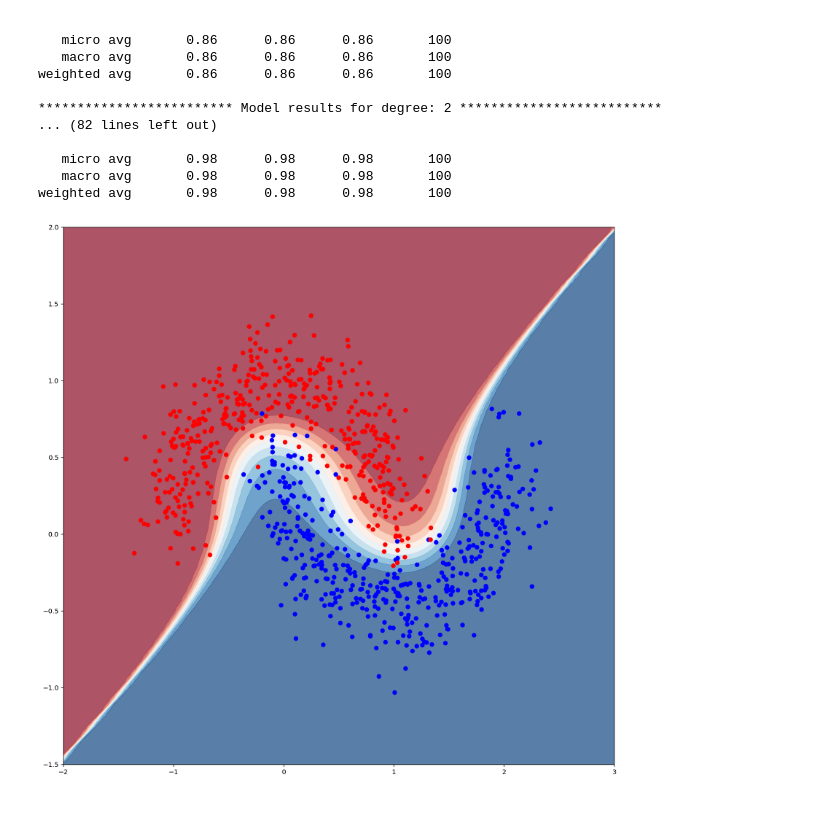
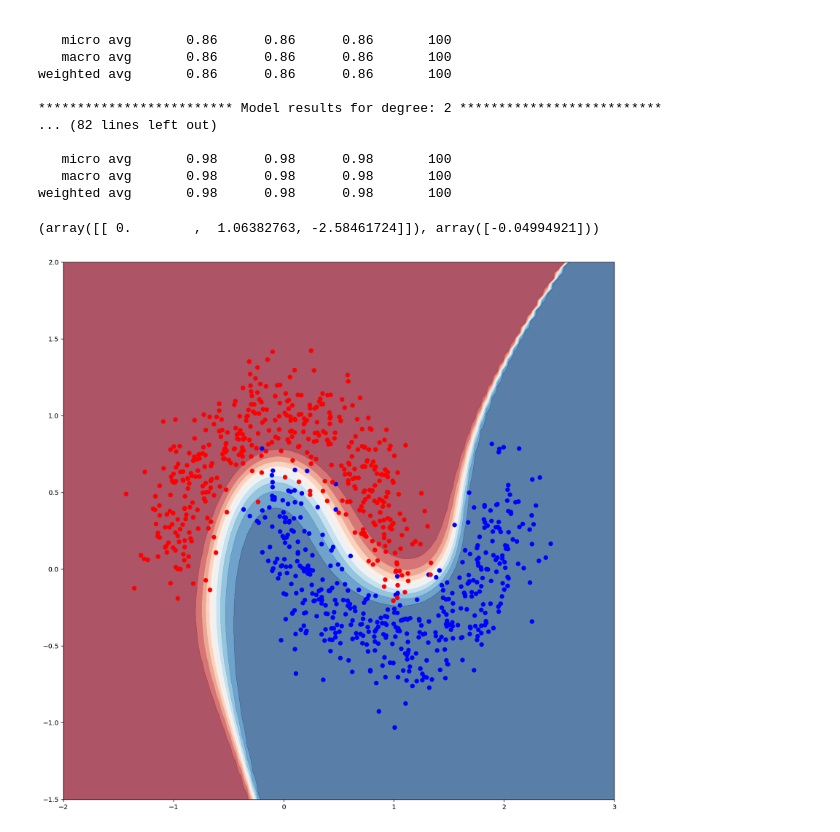
Before and after one commit to kwmsmith/model-uncertainty, a Jupyter notebook: notebooks/standard-logistic-regression.ipynb, the cells around one changed output. Cells and saved outputs as stored; diff of their text form; code cells hidden in the pictures.

```diff
--- a/notebooks/standard-logistic-regression.ipynb
+++ b/notebooks/standard-logistic-regression.ipynb
@@ -6,11 +4,9 @@ from research.logreg import fit_and_score, pred_grid, show_pred
 %matplotlib inline
 %config InlineBackend.figure_format = 'retina'
-# %%
-X, y = make_moons(n_samples=1000, noise=0.17, random_state=14)
-X_train, X_test, y_train, y_test = train_test_split(X, y, test_size=0.1, random_state=13)
+# %%
+train_test = X_train, X_test, y_train, y_test = make_train_test()
 # %%
-train_test = (X_train, X_test, y_train, y_test)
-results = {degree: fit_and_score(degree=degree, train_test=train_test, C=1.0) for degree in range(1, 10)}
+results = {degree: fit_and_score(degree=degree, train_test=train_test, C=10.0) for degree in range(1, 10)}
 for result in sorted(results):
     print(f'{f" Model results for degree: {result} ":*^80}\n')
     print(results[result][1])
@@ -32,9 +28,14 @@ weighted avg       0.86      0.86      0.86       100
    micro avg       0.98      0.98      0.98       100
    macro avg       0.98      0.98      0.98       100
 weighted avg       0.98      0.98      0.98       100
+# %%
+m1 = results[1][0]
+m1.named_steps['logisticregression'].coef_, m1.named_steps['logisticregression'].intercept_
+# %% [output]
+(array([[ 0.        ,  1.06382763, -2.58461724]]), array([-0.04994921]))
 # %%
 lrbt = -2.0, 3.0, -1.5, 2.0
 n = 100
-show_pred(results[3][0], X_train, y_train, lrbt, n)
+show_pred(results[4][0], X_train, y_train, lrbt, n)
 # %% [output]
-[figure, old version]
+[figure, new version]
```
Also changed, not shown: parts of 1 cell of this notebook, 3 other files.
